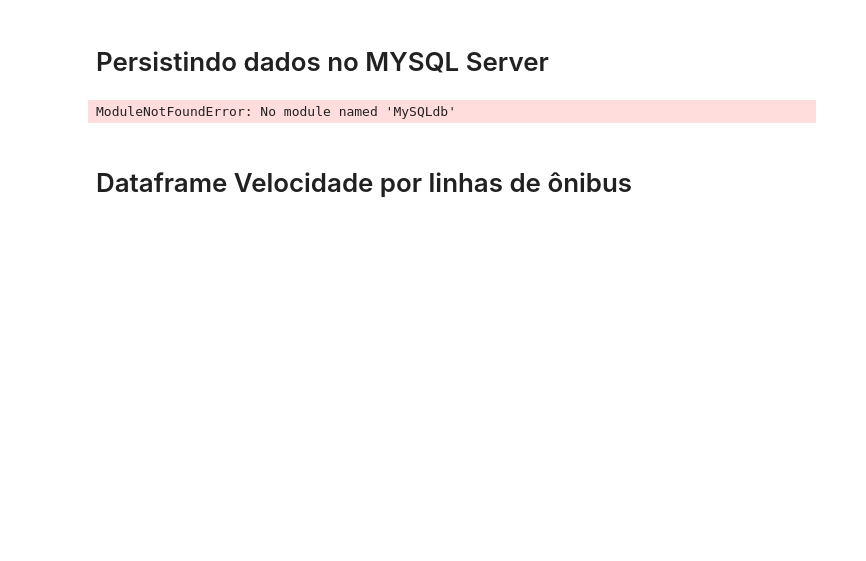
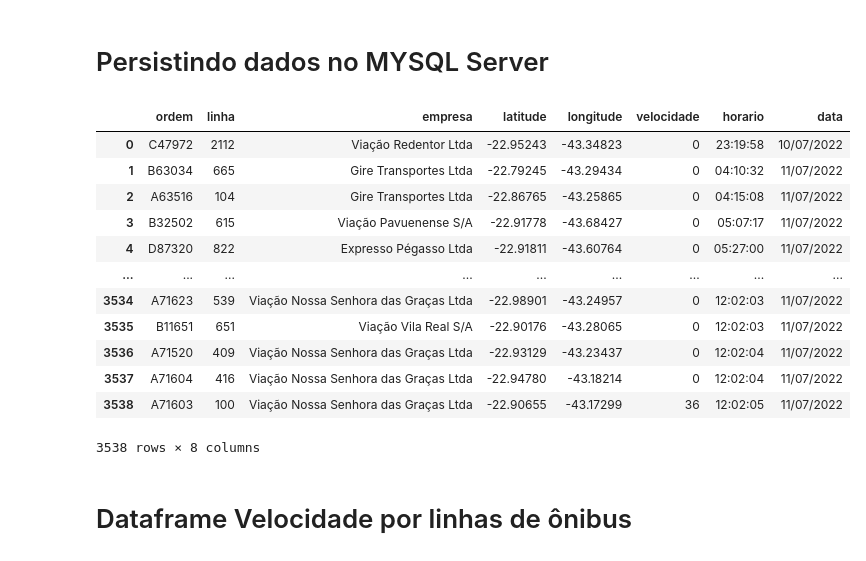
Before and after one commit to monteirovictor/dashboard_panel, a Jupyter notebook: Projeto.ipynb, the cells around one changed output. Cells and saved outputs as stored; diff of their text form; code cells hidden in the pictures; blank space fills up the shorter version.

```diff
--- a/Projeto.ipynb
+++ b/Projeto.ipynb
@@ -199,8 +197,22 @@ array(['2112', '665', '104', '615', '822', '868', '771', '298', '766',
 <h1>Persistindo dados no MYSQL Server</h1>
 # %%
 #instalando a lib pip install sqlalchemy
+
+dfFinal
 # %% [output]
+|  | ordem | linha | empresa | latitude | longitude | velocidade | horario | data |
+| 0 | C47972 | 2112 | Viação Redentor Ltda | -22.95243 | -43.34823 | 0 | 23:19:58 | 10/07/2022 |
+| 1 | B63034 | 665 | Gire Transportes Ltda | -22.79245 | -43.29434 | 0 | 04:10:32 | 11/07/2022 |
+| 2 | A63516 | 104 | Gire Transportes Ltda | -22.86765 | -43.25865 | 0 | 04:15:08 | 11/07/2022 |
+| 3 | B32502 | 615 | Viação Pavuenense S/A | -22.91778 | -43.68427 | 0 | 05:07:17 | 11/07/2022 |
+| 4 | D87320 | 822 | Expresso Pégasso Ltda | -22.91811 | -43.60764 | 0 | 05:27:00 | 11/07/2022 |
+| ... | ... | ... | ... | ... | ... | ... | ... | ... |
+| 3534 | A71623 | 539 | Viação Nossa Senhora das Graças Ltda | -22.98901 | -43.24957 | 0 | 12:02:03 | 11/07/2022 |
+| 3535 | B11651 | 651 | Viação Vila Real S/A | -22.90176 | -43.28065 | 0 | 12:02:03 | 11/07/2022 |
+| 3536 | A71520 | 409 | Viação Nossa Senhora das Graças Ltda | -22.93129 | -43.23437 | 0 | 12:02:04 | 11/07/2022 |
+| 3537 | A71604 | 416 | Viação Nossa Senhora das Graças Ltda | -22.94780 | -43.18214 | 0 | 12:02:04 | 11/07/2022 |
+| 3538 | A71603 | 100 | Viação Nossa Senhora das Graças Ltda | -22.90655 | -43.17299 | 36 | 12:02:05 | 11/07/2022 |
-ModuleNotFoundError: No module named 'MySQLdb'
+3538 rows × 8 columns
 # %% [markdown]
 <h1>Dataframe Velocidade por linhas de ônibus</h1>
 # %%
```
Also changed, not shown: parts of 8 cells of this notebook.
